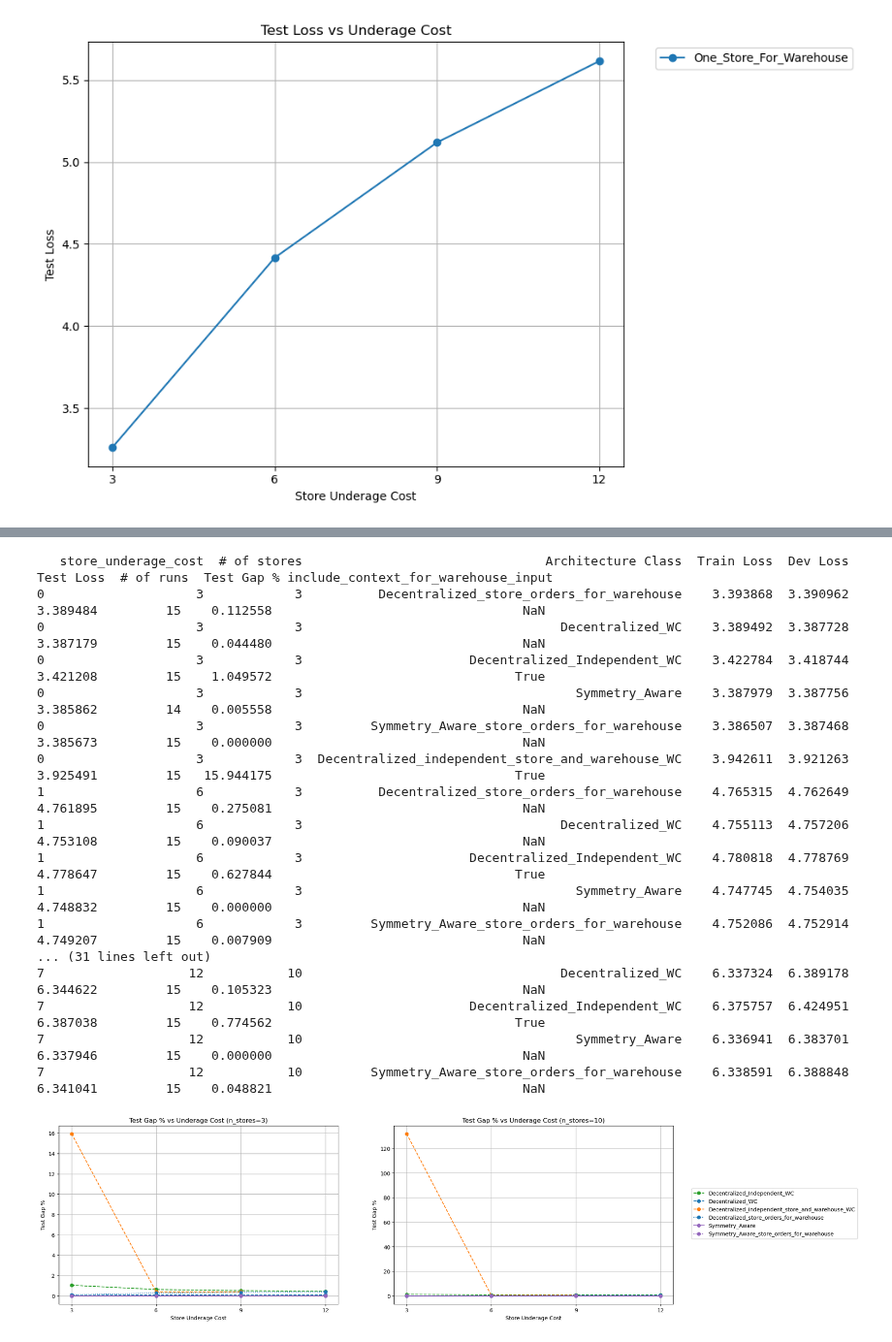
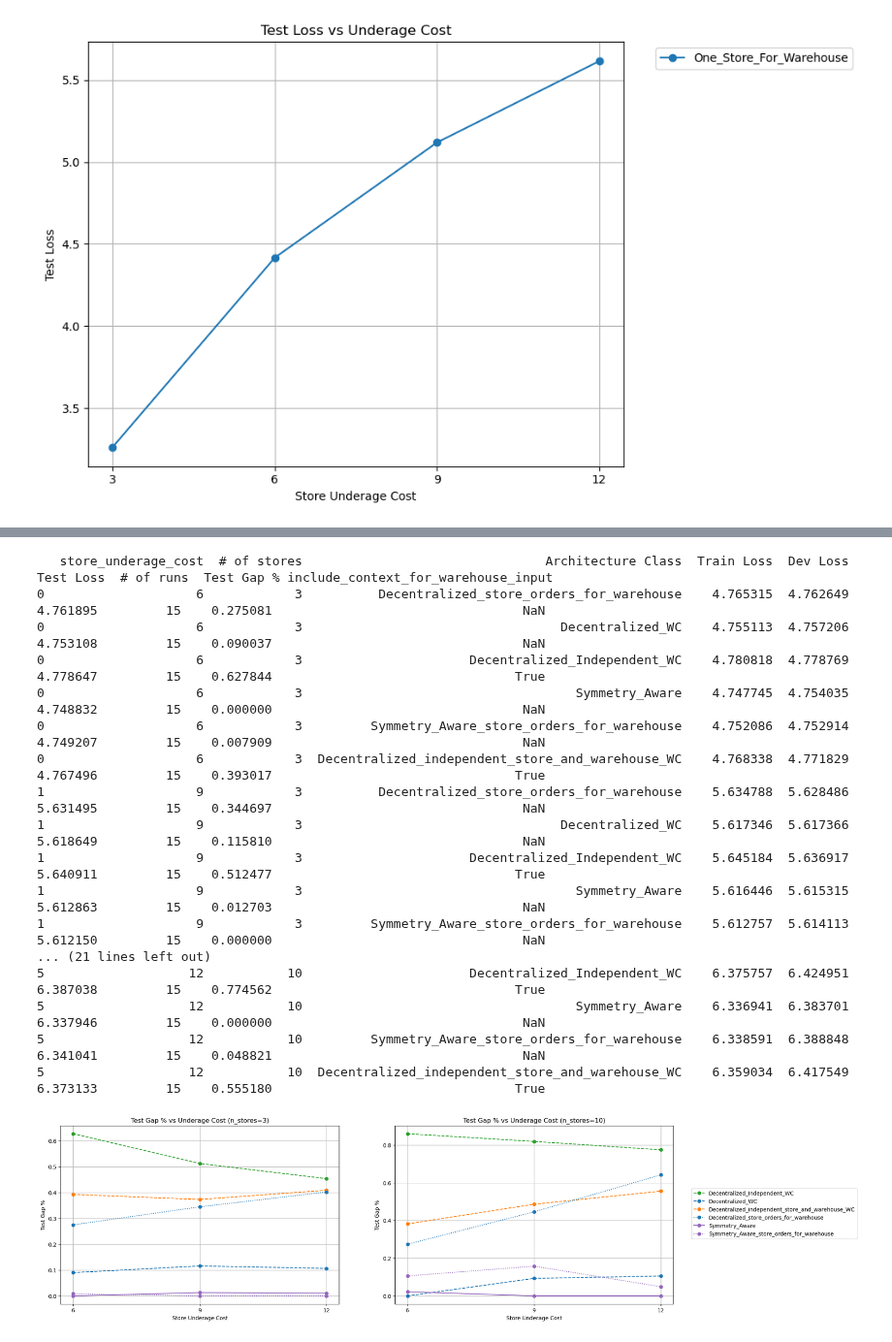
Before and after one commit to minuk302/Neural_inventory_control, a Jupyter notebook: analysis/ray_one_warehouse_independent_store_debug.ipynb, the cells around one changed output, grey strips where cells are left out. Shown at 97% size. Drawn from its saved outputs; the diff is of its cells as text; code cells hidden in the pictures.

```diff
--- a/analysis/ray_one_warehouse_independent_store_debug.ipynb
+++ b/analysis/ray_one_warehouse_independent_store_debug.ipynb
@@ -121,7 +121,7 @@ def default_condition_setter(condition_name):
 sort_by = 'test_loss'
 pick_row_from_run_by = 'test_loss'
 
-store_underage_cost = [3, 6, 9, 12]
+store_underage_cost = [6, 9, 12]
 results_interpretor = rri.RayResultsinterpreter()
 
 # One store for warehouse
@@ -232,7 +231,7 @@ def default_condition_setter(condition_name):
 sort_by = 'test_loss'
 pick_row_from_run_by = 'test_loss'
 
-store_underage_cost = [3, 6, 9, 12]
+store_underage_cost = [6, 9, 12]
 results_interpretor = rri.RayResultsinterpreter()
 
 # Decentralized without context
@@ -332,50 +331,50 @@ labels = []
 for idx, n_stores in enumerate(n_stores_values):
     # Filter data for current n_stores
     df_filtered = df[df['# of stores'] == n_stores]
 
     # Create pivot table for current n_stores
     pivot_df = df_filtered.groupby(['store_underage_cost', 'Architecture Class'])['Test Gap %'].mean().unstack()
 
     # Plot on current subplot
     ax = axes[idx]
     for column in pivot_df.columns:
         line = ax.plot(pivot_df.index, pivot_df[column],
                 marker='o',
                 color=color_scheme[column],
                 linestyle=linestyle_scheme[column])
         if idx == 0:  # Only store legend info from first subplot
             lines.append(line[0])
             labels.append(column)
 
     ax.set_xlabel('Store Underage Cost')
     ax.set_ylabel('Test Gap %')
     ax.set_title(f'Test Gap % vs Underage Cost (n_stores={n_stores})')
     ax.grid(True)
     ax.set_xticks(pivot_df.index)
 
 # Add single legend to the right of all subplots with reduced spacing
 fig.legend(lines, labels, bbox_to_anchor=(0.94, 0.5), loc='center left')
 
 plt.show()
 # %% [output]
    store_underage_cost  # of stores                                Architecture Class  Train Loss  Dev Loss  Test Loss  # of runs  Test Gap % include_context_for_warehouse_input
-0                    3            3          Decentralized_store_orders_for_warehouse    3.393868  3.390962   3.389484         15    0.112558                                 NaN
-0                    3            3                                  Decentralized_WC    3.389492  3.387728   3.387179         15    0.044480                                 NaN
-0                    3            3                      Decentralized_Independent_WC    3.422784  3.418744   3.421208         15    1.049572                                True
-0                    3            3                                    Symmetry_Aware    3.387979  3.387756   3.385862         14    0.005558                                 NaN
-0                    3            3         Symmetry_Aware_store_orders_for_warehouse    3.386507  3.387468   3.385673         15    0.000000                                 NaN
-0                    3            3  Decentralized_independent_store_and_warehouse_WC    3.942611  3.921263   3.925491         15   15.944175                                True
-1                    6            3          Decentralized_store_orders_for_warehouse    4.765315  4.762649   4.761895         15    0.275081                                 NaN
-1                    6            3                                  Decentralized_WC    4.755113  4.757206   4.753108         15    0.090037                                 NaN
-1                    6            3                      Decentralized_Independent_WC    4.780818  4.778769   4.778647         15    0.627844                                True
-1                    6            3                                    Symmetry_Aware    4.747745  4.754035   4.748832         15    0.000000                                 NaN
-1                    6            3         Symmetry_Aware_store_orders_for_warehouse    4.752086  4.752914   4.749207         15    0.007909                                 NaN
-... (31 lines left out)
-7                   12           10                                  Decentralized_WC    6.337324  6.389178   6.344622         15    0.105323                                 NaN
-7                   12           10                      Decentralized_Independent_WC    6.375757  6.424951   6.387038         15    0.774562                                True
-7                   12           10                                    Symmetry_Aware    6.336941  6.383701   6.337946         15    0.000000                                 NaN
-7                   12           10         Symmetry_Aware_store_orders_for_warehouse    6.338591  6.388848   6.341041         15    0.048821                                 NaN
+0                    6            3          Decentralized_store_orders_for_warehouse    4.765315  4.762649   4.761895         15    0.275081                                 NaN
+0                    6            3                                  Decentralized_WC    4.755113  4.757206   4.753108         15    0.090037                                 NaN
+0                    6            3                      Decentralized_Independent_WC    4.780818  4.778769   4.778647         15    0.627844                                True
+0                    6            3                                    Symmetry_Aware    4.747745  4.754035   4.748832         15    0.000000                                 NaN
+0                    6            3         Symmetry_Aware_store_orders_for_warehouse    4.752086  4.752914   4.749207         15    0.007909                                 NaN
+0                    6            3  Decentralized_independent_store_and_warehouse_WC    4.768338  4.771829   4.767496         15    0.393017                                True
+1                    9            3          Decentralized_store_orders_for_warehouse    5.634788  5.628486   5.631495         15    0.344697                                 NaN
+1                    9            3                                  Decentralized_WC    5.617346  5.617366   5.618649         15    0.115810                                 NaN
+1                    9            3                      Decentralized_Independent_WC    5.645184  5.636917   5.640911         15    0.512477                                True
+1                    9            3                                    Symmetry_Aware    5.616446  5.615315   5.612863         15    0.012703                                 NaN
+1                    9            3         Symmetry_Aware_store_orders_for_warehouse    5.612757  5.614113   5.612150         15    0.000000                                 NaN
+... (21 lines left out)
+5                   12           10                      Decentralized_Independent_WC    6.375757  6.424951   6.387038         15    0.774562                                True
+5                   12           10                                    Symmetry_Aware    6.336941  6.383701   6.337946         15    0.000000                                 NaN
+5                   12           10         Symmetry_Aware_store_orders_for_warehouse    6.338591  6.388848   6.341041         15    0.048821                                 NaN
+5                   12           10  Decentralized_independent_store_and_warehouse_WC    6.359034  6.417549   6.373133         15    0.555180                                True
-[figure, old version]
+[figure, new version]
 # %%
 def collect_data_and_plot(df, test_mode, setting_name, n_stores):
     # Filter the dataframe for the specified number of stores
```
Also changed, not shown: parts of 3 cells of this notebook, 6 other files.
